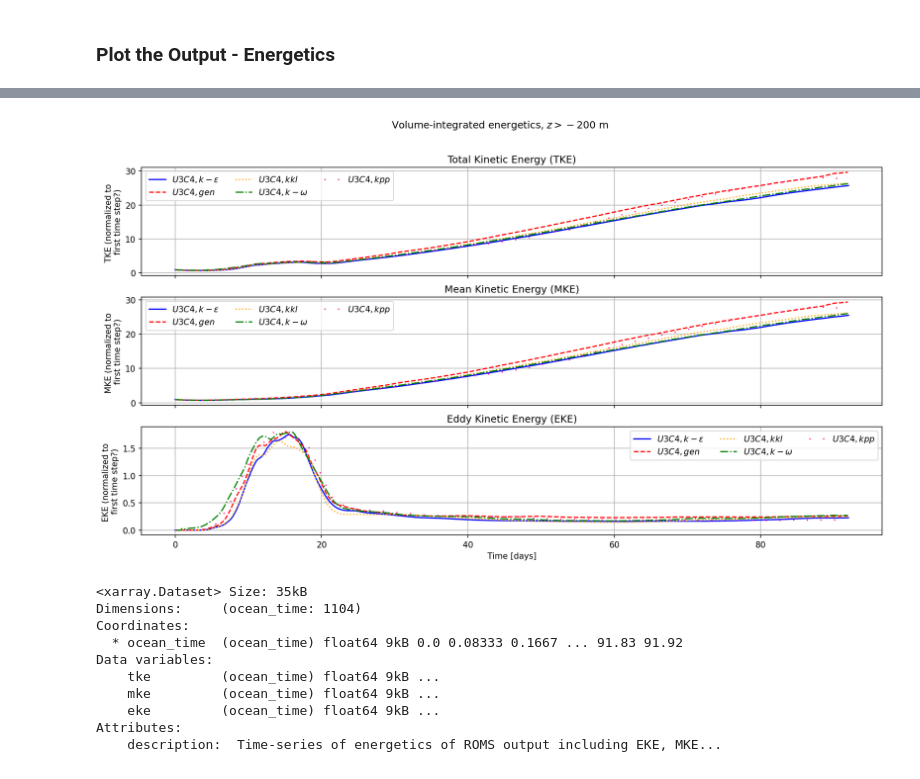
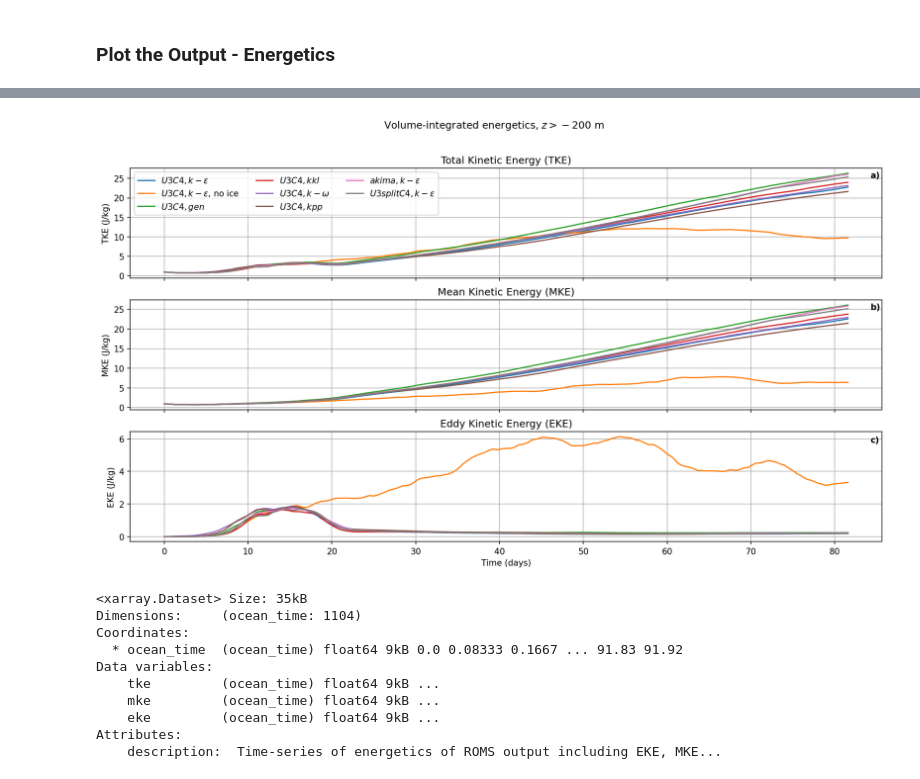
Before and after one commit to bundzis/beaufort_jet, a Jupyter notebook: Scripts/Analysis/plot_timeseries_M2_N2.ipynb, the cells around one changed output, grey strips where cells are left out. Drawn from its saved outputs; the diff is of its cells as text; code cells hidden in the pictures.

Commit message:
added energetics plot for all runs

```diff
--- a/Scripts/Analysis/plot_timeseries_M2_N2.ipynb
+++ b/Scripts/Analysis/plot_timeseries_M2_N2.ipynb
@@ -225,7 +225,7 @@ roms_tke_mke_eke['eke'].attrs['units'] = '(J/kg)'
 roms_energetics_u3c4_keps = xr.open_dataset('/global/cfs/cdirs/m4572/bundzis/roms_idealized_beaufort_jet/Post_process_data/roms_energetics_2hr_500m_const_forc_u3c4_keps_001.nc')
 
 # Run without sea ice, 500 m resolution, u3c4, k-epsilon
-#roms_energetics_u3c4_keps_no_ice = xr.open_dataset('/global/cfs/cdirs/m4572/bundzis/roms_idealized_beaufort_jet/Post_process_data/roms_energetics_2hr_500m_const_forc_no_ice_u3c4_keps_001.nc')
+roms_energetics_u3c4_keps_no_ice = xr.open_dataset('/pscratch/sd/b/bundzis/Beaufort_ROMS_idealized_jet_scratch/Post_process_data/roms_energetics_2hr_500m_const_forc_no_ice_u3c4_keps_001.nc')
 
 # Constant forcing, U3C4, gen
 roms_energetics_u3c4_gen = xr.open_dataset('/global/cfs/cdirs/m4572/bundzis/roms_idealized_beaufort_jet/Post_process_data/roms_energetics_2hr_500m_const_forc_u3c4_gen_001.nc')
@@ -237,7 +237,7 @@ roms_energetics_u3c4_kkl = xr.open_dataset('/global/cfs/cdirs/m4572/bundzis/roms
 roms_energetics_u3c4_komega = xr.open_dataset('/global/cfs/cdirs/m4572/bundzis/roms_idealized_beaufort_jet/Post_process_data/roms_energetics_2hr_500m_const_forc_u3c4_komega_001.nc')
 
 # Constant forcing, U3C4, kpp
-roms_energetics_u3c4_kpp = xr.open_dataset('/global/cfs/cdirs/m4572/bundzis/roms_idealized_beaufort_jet/Post_process_data/roms_energetics_2hr_500m_const_forc_u3c4_kpp_001.nc')
+roms_energetics_u3c4_kpp = xr.open_dataset('/pscratch/sd/b/bundzis/Beaufort_ROMS_idealized_jet_scratch/Post_process_data/roms_energetics_2hr_500m_const_forc_u3c4_kpp_002.nc')
 
 # Constant forcing, akima, k-epsilon
 roms_energetics_akima_keps = xr.open_dataset('/global/cfs/cdirs/m4572/bundzis/roms_idealized_beaufort_jet/Post_process_data/roms_energetics_2hr_500m_const_forc_akima_keps_001.nc')
@@ -323,6 +329,8 @@ len(roms_energetics_u3c4_gen.ocean_time)
 # %%
 # Make array of colors to use
 energy_colors = ['blue', 'red', 'orange', 'green', 'deeppink', 'purple']
+# Make colors to use
+energy_colors_all = ['#1F77B4', '#FF7F0E', '#2CA02C', '#D62728', '#9467bd', '#8c564b', '#e377c2', '#bcbd22', '#17becf', '#7f7f7f']
 # %%
 # Plot time series comparing vertical mixing schemes
 
@@ -330,48 +338,82 @@ energy_colors = ['blue', 'red', 'orange', 'green', 'deeppink', 'purple']
 fig, ax = plt.subplots(3, 1, figsize=(16,8),dpi=150)
 
 # Plot TKE
+# --- Vertical Mixing Schemes ---
 # Run with sea ice, 500 m resolution, u3c4, k-epsilon
-ax[0].plot(roms_energetics_u3c4_keps.ocean_time[:1105], (roms_energetics_u3c4_keps.tke[:1105] / roms_energetics_u3c4_keps.mke[0]), label = '$U3C4,k-\epsilon$', color=energy_colors[0])
+ax[0].plot(roms_energetics_u3c4_keps.ocean_time[:980], (roms_energetics_u3c4_keps.tke[:980] / roms_energetics_u3c4_keps.mke[0]), label = '$U3C4,k-\epsilon$', color=energy_colors_all[0])
 # Run without sea ice, 500 m resolution, u3c4, k-epsilon
-#ax[0].plot(roms_energetics_u3c4_keps.ocean_time, (roms_energetics_u3c4_keps.tke / roms_energetics_u3c4_keps.mke[0]), label = '$U3C4,k-\epsilon$', color=energy_colors[])
+ax[0].plot(roms_energetics_u3c4_keps_no_ice.ocean_time[:980], (roms_energetics_u3c4_keps_no_ice.tke[:980] / roms_energetics_u3c4_keps_no_ice.mke[0]), label = '$U3C4,k-\epsilon$, no ice', color=energy_colors_all[1])
 # Constant forcing, U3C4, gen
-ax[0].plot(roms_energetics_u3c4_gen.ocean_time, (roms_energetics_u3c4_gen.tke / roms_energetics_u3c4_gen.mke[0]), label = '$U3C4,gen$', color=energy_colors[1], linestyle='--')
+ax[0].plot(roms_energetics_u3c4_gen.ocean_time[:980], (roms_energetics_u3c4_gen.tke[:980] / roms_energetics_u3c4_gen.mke[0]), label = '$U3C4,gen$', color=energy_colors_all[2])
 # Constant forcing, U3C4, kkl
-ax[0].plot(roms_energetics_u3c4_kkl.ocean_time, (roms_energetics_u3c4_kkl.tke / roms_energetics_u3c4_kkl.mke[0]), label = '$U3C4,kkl$', color=energy_colors[2], linestyle=':')
+ax[0].plot(roms_energetics_u3c4_kkl.ocean_time[:980], (roms_energetics_u3c4_kkl.tke[:980] / roms_energetics_u3c4_kkl.mke[0]), label = '$U3C4,kkl$', color=energy_colors_all[3])
 # Constant forcing, U3C4, k-omega
-ax[0].plot(roms_energetics_u3c4_komega.ocean_time, (roms_energetics_u3c4_komega.tke / roms_energetics_u3c4_komega.mke[0]), label = '$U3C4,k-\omega$', color=energy_colors[3], linestyle='-.')
+ax[0].plot(roms_energetics_u3c4_komega.ocean_time[:980], (roms_energetics_u3c4_komega.tke[:980] / roms_energetics_u3c4_komega.mke[0]), label = '$U3C4,k-\omega$', color=energy_colors_all[4])
 # Constant forcing, U3C4, kpp
-ax[0].plot(roms_energetics_u3c4_kpp.ocean_time, (roms_energetics_u3c4_kpp.tke / roms_energetics_u3c4_kpp.mke[0]), label = '$U3C4,kpp$', color=energy_colors[4], linestyle=(0, (1, 10)))
+ax[0].plot(roms_energetics_u3c4_kpp.ocean_time[:980], (roms_energetics_u3c4_kpp.tke[:980] / roms_energetics_u3c4_kpp.mke[0]), label = '$U3C4,kpp$', color=energy_colors_all[5])
+# --- Horizontal Advection Schemes ---
+# Constant forcing, akima, keps
+ax[0].plot(roms_energetics_akima_keps.ocean_time[:980], (roms_energetics_akima_keps.tke[:980] / roms_energetics_akima_keps.mke[0]), label = '$akima,k-\epsilon$', color=energy_colors_all[6])
+# Constant forcing, HSIMT, keps
+#ax[0].plot(roms_energetics_hsimt_keps.ocean_time[:980], (roms_energetics_hsimt_keps.tke[:980] / roms_energetics_hsimt_keps.mke[0]), label = '$HSIMT,k-\epsilon$', color=energy_colors_all[7])
+# Constant forcing, MPDATA, keps
+#ax[0].plot(roms_energetics_mpdata_keps.ocean_time[:980], (roms_energetics_mpdata_keps.tke[:980] / roms_energetics_mpdata_keps.mke[0]), label = '$MPDATA,k-\epsilon$', color=energy_colors_all[8])
+# Constant forcing, U3splitC4, keps
+ax[0].plot(roms_energetics_u3splitc4_keps.ocean_time[:980], (roms_energetics_u3splitc4_keps.tke[:980] / roms_energetics_u3splitc4_keps.mke[0]), label = '$U3splitC4,k-\epsilon$', color=energy_colors_all[9])
+
+
 
 # Plot MKE
+# --- Vertical Mixing Schemes ---
 # plt.plot(time, dse.mke / dse.mke[0], label = 'MKE', color='powderblue')
 # Run with sea ice, 500 m resolution, u3c4, k-epsilon
-ax[1].plot(roms_energetics_u3c4_keps.ocean_time[:1105], (roms_energetics_u3c4_keps.mke[:1105] / roms_energetics_u3c4_keps.mke[0]), label = '$U3C4,k-\epsilon$', color=energy_colors[0])
+ax[1].plot(roms_energetics_u3c4_keps.ocean_time[:980], (roms_energetics_u3c4_keps.mke[:980] / roms_energetics_u3c4_keps.mke[0]), label = '$U3C4,k-\epsilon$', color=energy_colors_all[0])
 # Run without sea ice, 500 m resolution, u3c4, k-epsilon
-#ax[1].plot(roms_energetics_u3c4_keps.ocean_time, (roms_energetics_u3c4_keps.mke / roms_energetics_u3c4_keps.mke[0]), label = '$U3C4,k-\epsilon$', color='powderblue')
+ax[1].plot(roms_energetics_u3c4_keps_no_ice.ocean_time[:980], (roms_energetics_u3c4_keps_no_ice.mke[:980] / roms_energetics_u3c4_keps_no_ice.mke[0]), label = '$U3C4,k-\epsilon$, no ice', color=energy_colors_all[1])
 # Constant forcing, U3C4, gen
-ax[1].plot(roms_energetics_u3c4_gen.ocean_time, (roms_energetics_u3c4_gen.mke / roms_energetics_u3c4_gen.mke[0]), label = '$U3C4,gen$', color=energy_colors[1], linestyle='--')
+ax[1].plot(roms_energetics_u3c4_gen.ocean_time[:980], (roms_energetics_u3c4_gen.mke[:980] / roms_energetics_u3c4_gen.mke[0]), label = '$U3C4,gen$', color=energy_colors_all[2])
 # Constant forcing, U3C4, kkl
-ax[1].plot(roms_energetics_u3c4_kkl.ocean_time, (roms_energetics_u3c4_kkl.mke / roms_energetics_u3c4_kkl.mke[0]), label = '$U3C4,kkl$', color=energy_colors[2], linestyle=':')
+ax[1].plot(roms_energetics_u3c4_kkl.ocean_time[:980], (roms_energetics_u3c4_kkl.mke[:980] / roms_energetics_u3c4_kkl.mke[0]), label = '$U3C4,kkl$', color=energy_colors_all[3])
 # Constant forcing, U3C4, k-omega
-ax[1].plot(roms_energetics_u3c4_komega.ocean_time, (roms_energetics_u3c4_komega.mke / roms_energetics_u3c4_komega.mke[0]), label = '$U3C4,k-\omega$', color=energy_colors[3], linestyle='-.')
+ax[1].plot(roms_energetics_u3c4_komega.ocean_time[:980], (roms_energetics_u3c4_komega.mke[:980] / roms_energetics_u3c4_komega.mke[0]), label = '$U3C4,k-\omega$', color=energy_colors_all[4])
 # Constant forcing, U3C4, kpp
-ax[1].plot(roms_energetics_u3c4_kpp.ocean_time, (roms_energetics_u3c4_kpp.mke / roms_energetics_u3c4_kpp.mke[0]), label = '$U3C4,kpp$', color=energy_colors[4], linestyle=(0, (1, 10)))
+ax[1].plot(roms_energetics_u3c4_kpp.ocean_time[:980], (roms_energetics_u3c4_kpp.mke[:980] / roms_energetics_u3c4_kpp.mke[0]), label = '$U3C4,kpp$', color=energy_colors_all[5])
+# --- Horizontal Advection Schemes ---
+# Constant forcing, akima, keps
+ax[1].plot(roms_energetics_akima_keps.ocean_time[:980], (roms_energetics_akima_keps.mke[:980] / roms_energetics_akima_keps.mke[0]), label = '$akima,k-\epsilon$', color=energy_colors_all[6])
+# Constant forcing, HSIMT, keps
+#ax[1].plot(roms_energetics_hsimt_keps.ocean_time[:980], (roms_energetics_hsimt_keps.mke[:980] / roms_energetics_hsimt_keps.mke[0]), label = '$HSIMT,k-\epsilon$', color=energy_colors_all[7])
+# Constant forcing, MPDATA, keps
+#ax[1].plot(roms_energetics_mpdata_keps.ocean_time[:980], (roms_energetics_mpdata_keps.mke[:980] / roms_energetics_mpdata_keps.mke[0]), label = '$MPDATA,k-\epsilon$', color=energy_colors_all[8])
+# Constant forcing, U3splitC4, keps
+ax[1].plot(roms_energetics_u3splitc4_keps.ocean_time[:980], (roms_energetics_u3splitc4_keps.mke[:980] / roms_energetics_u3splitc4_keps.mke[0]), label = '$U3splitC4,k-\epsilon$', color=energy_colors_all[9])
+
+
 
 # # Plot EKE
+# --- Vertical Mixing Schemes ---
 # plt.plot(time, dse.eke / dse.eke[0], label = 'EKE', color='lightblue')
 # Run with sea ice, 500 m resolution, u3c4, k-epsilon
-ax[2].plot(roms_energetics_u3c4_keps.ocean_time[:1105], (roms_energetics_u3c4_keps.eke[:1105] / roms_energetics_u3c4_keps.mke[0]), label = '$U3C4,k-\epsilon$', color=energy_colors[0])
+ax[2].plot(roms_energetics_u3c4_keps.ocean_time[:980], (roms_energetics_u3c4_keps.eke[:980] / roms_energetics_u3c4_keps.mke[0]), label = '$U3C4,k-\epsilon$', color=energy_colors_all[0])
 # Run without sea ice, 500 m resolution, u3c4, k-epsilon
-#ax[2].plot(roms_energetics_u3c4_keps.ocean_time, (roms_energetics_u3c4_keps.eke / roms_energetics_u3c4_keps.eke[0]), label = '$U3C4,k-\epsilon$', color='powderblue')
+ax[2].plot(roms_energetics_u3c4_keps_no_ice.ocean_time[:980], (roms_energetics_u3c4_keps_no_ice.eke[:980] / roms_energetics_u3c4_keps_no_ice.mke[0]), label = '$U3C4,k-\epsilon$', color=energy_colors_all[1])
 # Constant forcing, U3C4, gen
-ax[2].plot(roms_energetics_u3c4_gen.ocean_time, (roms_energetics_u3c4_gen.eke / roms_energetics_u3c4_gen.mke[0]), label = '$U3C4,gen$', color=energy_colors[1], linestyle='--')
+ax[2].plot(roms_energetics_u3c4_gen.ocean_time[:980], (roms_energetics_u3c4_gen.eke[:980] / roms_energetics_u3c4_gen.mke[0]), label = '$U3C4,gen$', color=energy_colors_all[2])
 # Constant forcing, U3C4, kkl
-ax[2].plot(roms_energetics_u3c4_kkl.ocean_time, (roms_energetics_u3c4_kkl.eke / roms_energetics_u3c4_kkl.mke[0]), label = '$U3C4,kkl$', color=energy_colors[2], linestyle=':')
+ax[2].plot(roms_energetics_u3c4_kkl.ocean_time[:980], (roms_energetics_u3c4_kkl.eke[:980] / roms_energetics_u3c4_kkl.mke[0]), label = '$U3C4,kkl$', color=energy_colors_all[3])
 # Constant forcing, U3C4, k-omega
-ax[2].plot(roms_energetics_u3c4_komega.ocean_time, (roms_energetics_u3c4_komega.eke / roms_energetics_u3c4_komega.mke[0]), label = '$U3C4,k-\omega$', color=energy_colors[3], linestyle='-.')
+ax[2].plot(roms_energetics_u3c4_komega.ocean_time[:980], (roms_energetics_u3c4_komega.eke[:980] / roms_energetics_u3c4_komega.mke[0]), label = '$U3C4,k-\omega$', color=energy_colors_all[4])
 # Constant forcing, U3C4, kpp
-ax[2].plot(roms_energetics_u3c4_kpp.ocean_time, (roms_energetics_u3c4_kpp.eke / roms_energetics_u3c4_kpp.mke[0]), label = '$U3C4,kpp$', color=energy_colors[4], linestyle=(0, (1, 10)))
+ax[2].plot(roms_energetics_u3c4_kpp.ocean_time[:980], (roms_energetics_u3c4_kpp.eke[:980] / roms_energetics_u3c4_kpp.mke[0]), label = '$U3C4,kpp$', color=energy_colors_all[5])
+# --- Horizontal Advection Schemes ---
+# Constant forcing, akima, keps
+ax[2].plot(roms_energetics_akima_keps.ocean_time[:980], (roms_energetics_akima_keps.eke[:980] / roms_energetics_akima_keps.mke[0]), label = '$akima,k-\epsilon$', color=energy_colors_all[6])
+# Constant forcing, HSIMT, keps
+#ax[2].plot(roms_energetics_hsimt_keps.ocean_time[:980], (roms_energetics_hsimt_keps.eke[:980] / roms_energetics_hsimt_keps.mke[0]), label = '$HSIMT,k-\epsilon$', color=energy_colors_all[7])
+# Constant forcing, MPDATA, keps
+#ax[2].plot(roms_energetics_mpdata_keps.ocean_time[:980], (roms_energetics_mpdata_keps.eke[:980] / roms_energetics_mpdata_keps.mke[0]), label = '$MPDATA,k-\epsilon$', color=energy_colors_all[8])
+# Constant forcing, U3splitC4, keps
+ax[2].plot(roms_energetics_u3splitc4_keps.ocean_time[:980], (roms_energetics_u3splitc4_keps.eke[:980] / roms_energetics_u3splitc4_keps.mke[0]), label = '$U3splitC4,k-\epsilon$', color=energy_colors_all[9])
 
 
 
@@ -382,14 +424,14 @@ ax[2].plot(roms_energetics_u3c4_kpp.ocean_time, (roms_energetics_u3c4_kpp.eke /
 
 # Add legend
 ax[0].legend(ncols=3)
-ax[1].legend(ncols=3)
-ax[2].legend(ncols=3)
+#ax[1].legend(ncols=3)
+#ax[2].legend(ncols=3)
 
 # Label Plots
 # # x-axes
 ax[0].set_xticklabels([])
 ax[1].set_xticklabels([])
-ax[2].set_xlabel('Time [days]')
+ax[2].set_xlabel('Time (days)')
 
 # Add grid
 ax[0].grid()
@@ -397,13 +439,18 @@ ax[1].grid()
 ax[2].grid()
 
 # y-axes
-ax[0].set_ylabel('TKE (normalized to \nfirst time step?)')
-ax[1].set_ylabel('MKE (normalized to \nfirst time step?)')
-ax[2].set_ylabel('EKE (normalized to \nfirst time step?)')
+ax[0].set_ylabel('TKE (J/kg)')
+ax[1].set_ylabel('MKE (J/kg)')
+ax[2].set_ylabel('EKE (J/kg)')
 
 # titles
 fig.suptitle('Volume-integrated energetics, $z>-200$ m')
 ax[0].set_title('Total Kinetic Energy (TKE)')
 ax[1].set_title('Mean Kinetic Energy (MKE)')
 ax[2].set_title('Eddy Kinetic Energy (EKE)')
+
+# Add subplot labels
+fig.text(0.888, 0.860, 'a)', color='black', weight='bold')
+fig.text(0.888, 0.588, 'b)', color='black', weight='bold')
+fig.text(0.888, 0.314, 'c)', color='black', weight='bold')
 # %% [output]
@@ -411,4 +458,4 @@ Text(0.5, 1.0, 'Eddy Kinetic Energy (EKE)')
-[figure, old version]
+[figure, new version]
 # %%
 # Plot time series comparing horizontal advection schemes
 # %%
```
Also changed, not shown: parts of 3 cells of this notebook.
